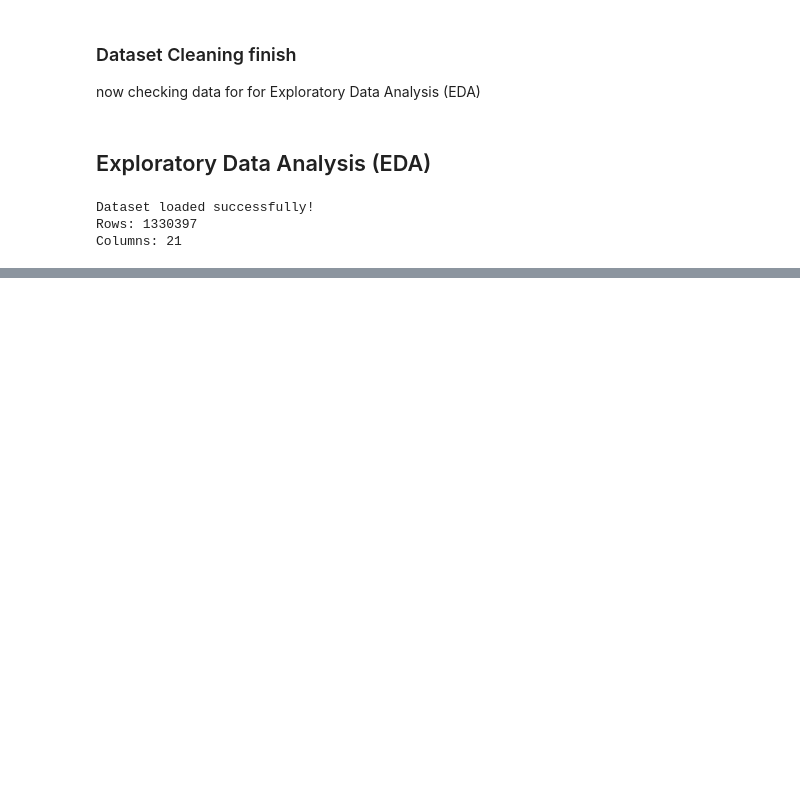
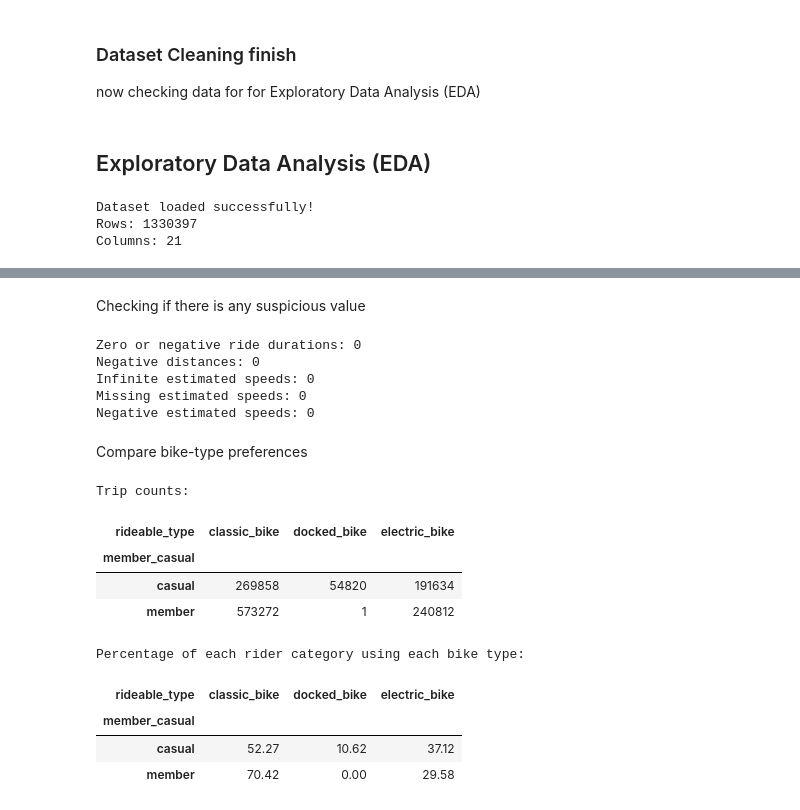
Before and after one commit to Battsengel2026124/CA1-ML, a Jupyter notebook: CA.ipynb, the cells around one changed output, grey strips where cells are left out. Saved outputs shown, nothing was run; the diff lists cells and outputs as text; code cells hidden in the pictures; blank space fills up the shorter version.

```diff
--- a/CA.ipynb
+++ b/CA.ipynb
@@ -389,0 +436,55 @@ Columns: 21
+# %% [markdown]
+Checking if there is any suspicious value
+# %%
+print("Zero or negative ride durations:",
+      (df["ride_length_in_seconds"] <= 0).sum())
+
+print("Negative distances:",
+      (df["distance_km"] < 0).sum())
+
+print("Infinite estimated speeds:",
+      np.isinf(df["avg_speed_kmh"]).sum())
+
+print("Missing estimated speeds:",
+      df["avg_speed_kmh"].isna().sum())
+
+print("Negative estimated speeds:",
+      (df["avg_speed_kmh"] < 0).sum())
+# %% [output]
+Zero or negative ride durations: 0
+Negative distances: 0
+Infinite estimated speeds: 0
+Missing estimated speeds: 0
+Negative estimated speeds: 0
+# %% [markdown]
+Compare bike-type preferences
+# %%
+# Count trips by rider category and bike type
+bike_counts = pd.crosstab(
+    df["member_casual"],
+    df["rideable_type"]
+)
+
+print("Trip counts:")
+display(bike_counts)
+
+# Calculate percentages within each rider category
+bike_percentages = pd.crosstab(
+    df["member_casual"],
+    df["rideable_type"],
+    normalize="index"
+) * 100
+
+print("Percentage of each rider category using each bike type:")
+display(bike_percentages.round(2))
+# %% [output]
+Trip counts:
+| rideable_type | classic_bike | docked_bike | electric_bike |
+| member_casual |  |  |  |
+| casual | 269858 | 54820 | 191634 |
+| member | 573272 | 1 | 240812 |
+Percentage of each rider category using each bike type:
+| rideable_type | classic_bike | docked_bike | electric_bike |
+| member_casual |  |  |  |
+| casual | 52.27 | 10.62 | 37.12 |
+| member | 70.42 | 0.00 | 29.58 |
```
Also changed, not shown: parts of 3 cells of this notebook.
